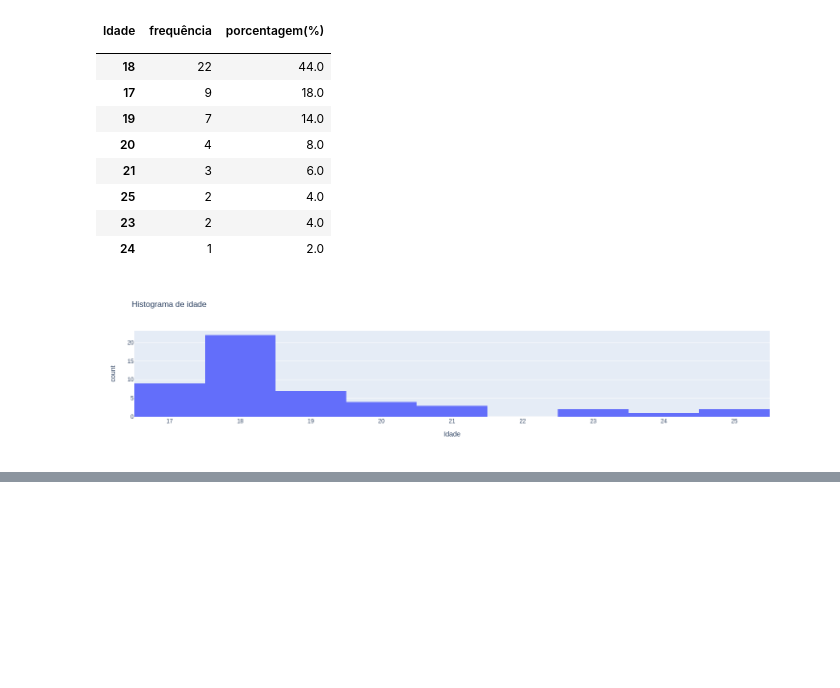
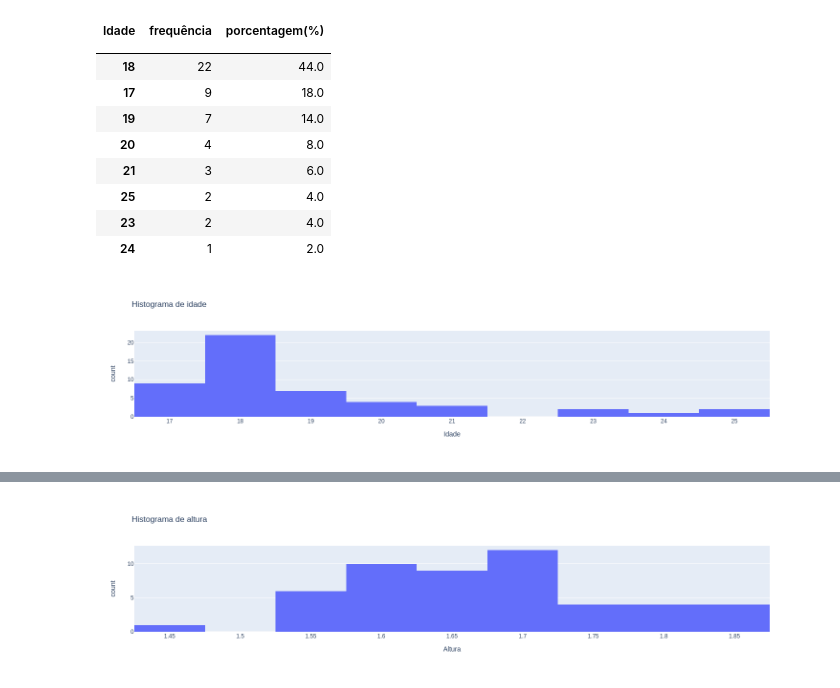
Before and after one commit to alnnu/ProbabilidadeEstatistica, a Jupyter notebook: analise de dados/tarefa1/tarefa1.ipynb, the cells around one changed output, grey strips where cells are left out. Saved outputs shown, nothing was run; the diff lists cells and outputs as text; code cells hidden in the pictures; blank space fills up the shorter version.

```diff
--- a/analise de dados/tarefa1/tarefa1.ipynb
+++ b/analise de dados/tarefa1/tarefa1.ipynb
@@ -90,0 +113,4 @@ plt.histogram(dados['Idade'], x = 'Idade', title='Histograma de idade')
+# %%
+plt.histogram(dados['Alt'], x = 'Alt',labels = {'Alt':'Altura'}, title='Histograma de altura')
+# %% [output]
+[figure, added]
```
Also changed, not shown: parts of 1 cell of this notebook, 1 other file.
